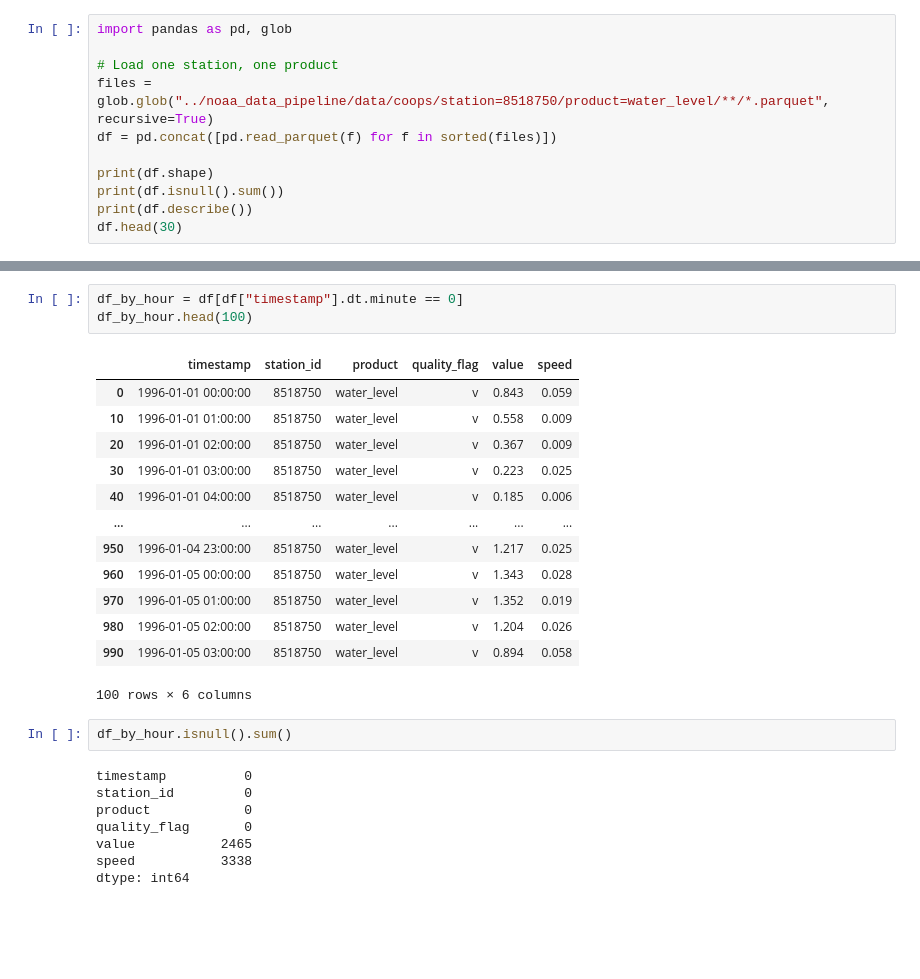
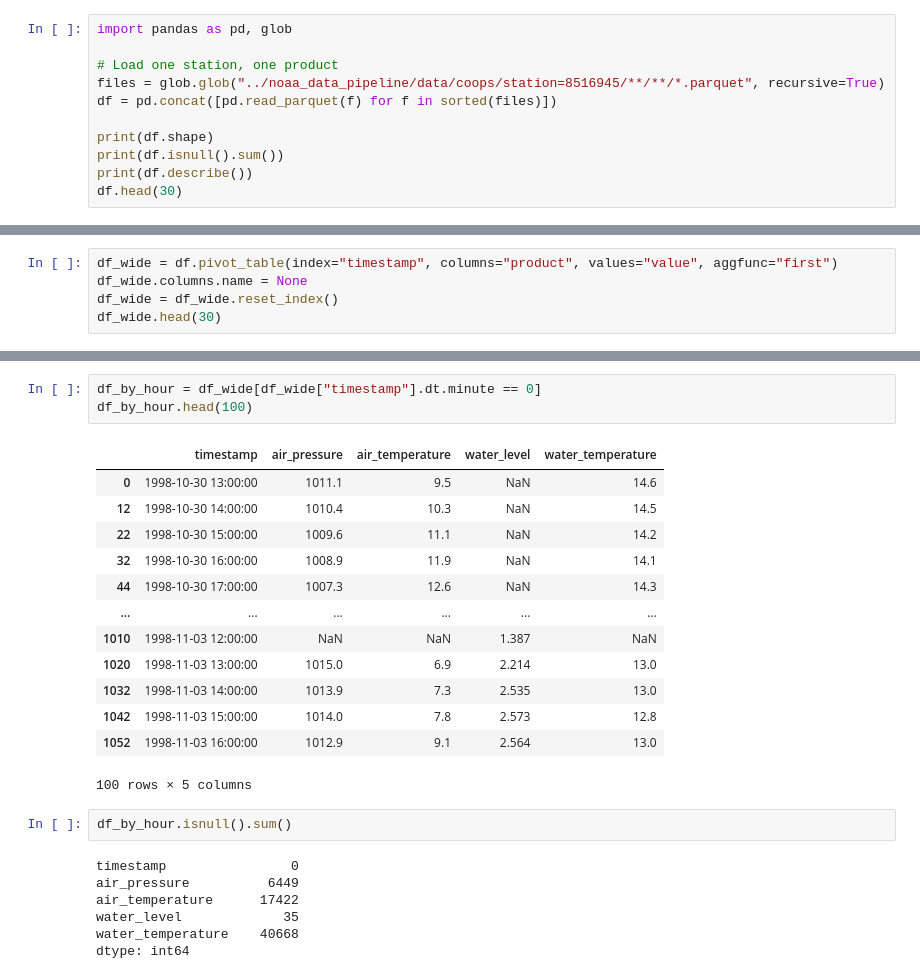
Before and after one commit to RossNeyman/fishing-predictor, a Jupyter notebook: notebooks/eda_coop.ipynb, the cells around one changed output, grey strips where cells are left out. Saved outputs shown, nothing was run; the diff lists cells and outputs as text; blank space fills up the shorter version.

```diff
--- a/notebooks/eda_coop.ipynb
+++ b/notebooks/eda_coop.ipynb
@@ -2,7 +2,7 @@
 import pandas as pd, glob
 
 # Load one station, one product
-files = glob.glob("../noaa_data_pipeline/data/coops/station=8518750/product=water_level/**/*.parquet", recursive=True)
+files = glob.glob("../noaa_data_pipeline/data/coops/station=8516945/**/**/*.parquet", recursive=True)
 df = pd.concat([pd.read_parquet(f) for f in sorted(files)])
 
 print(df.shape)
@@ -46,0 +49,5 @@ std                              NaN  5.399595e-01  3.769307e-02
+# %%
+df_wide = df.pivot_table(index="timestamp", columns="product", values="value", aggfunc="first")
+df_wide.columns.name = None
+df_wide = df_wide.reset_index()
+df_wide.head(30)
@@ -47,29 +72,28 @@ std                              NaN  5.399595e-01  3.769307e-02
 # %%
-df_by_hour = df[df["timestamp"].dt.minute == 0]
+df_by_hour = df_wide[df_wide["timestamp"].dt.minute == 0]
 df_by_hour.head(100)
 # %% [output]
-|  | timestamp | station_id | product | quality_flag | value | speed |
-| 0 | 1996-01-01 00:00:00 | 8518750 | water_level | v | 0.843 | 0.059 |
-| 10 | 1996-01-01 01:00:00 | 8518750 | water_level | v | 0.558 | 0.009 |
-| 20 | 1996-01-01 02:00:00 | 8518750 | water_level | v | 0.367 | 0.009 |
-| 30 | 1996-01-01 03:00:00 | 8518750 | water_level | v | 0.223 | 0.025 |
-| 40 | 1996-01-01 04:00:00 | 8518750 | water_level | v | 0.185 | 0.006 |
-| ... | ... | ... | ... | ... | ... | ... |
-| 950 | 1996-01-04 23:00:00 | 8518750 | water_level | v | 1.217 | 0.025 |
-| 960 | 1996-01-05 00:00:00 | 8518750 | water_level | v | 1.343 | 0.028 |
-| 970 | 1996-01-05 01:00:00 | 8518750 | water_level | v | 1.352 | 0.019 |
-| 980 | 1996-01-05 02:00:00 | 8518750 | water_level | v | 1.204 | 0.026 |
-| 990 | 1996-01-05 03:00:00 | 8518750 | water_level | v | 0.894 | 0.058 |
+|  | timestamp | air_pressure | air_temperature | water_level | water_temperature |
+| 0 | 1998-10-30 13:00:00 | 1011.1 | 9.5 | NaN | 14.6 |
+| 12 | 1998-10-30 14:00:00 | 1010.4 | 10.3 | NaN | 14.5 |
+| 22 | 1998-10-30 15:00:00 | 1009.6 | 11.1 | NaN | 14.2 |
+| 32 | 1998-10-30 16:00:00 | 1008.9 | 11.9 | NaN | 14.1 |
+| 44 | 1998-10-30 17:00:00 | 1007.3 | 12.6 | NaN | 14.3 |
+| ... | ... | ... | ... | ... | ... |
+| 1010 | 1998-11-03 12:00:00 | NaN | NaN | 1.387 | NaN |
+| 1020 | 1998-11-03 13:00:00 | 1015.0 | 6.9 | 2.214 | 13.0 |
+| 1032 | 1998-11-03 14:00:00 | 1013.9 | 7.3 | 2.535 | 13.0 |
+| 1042 | 1998-11-03 15:00:00 | 1014.0 | 7.8 | 2.573 | 12.8 |
+| 1052 | 1998-11-03 16:00:00 | 1012.9 | 9.1 | 2.564 | 13.0 |
-100 rows × 6 columns
+100 rows × 5 columns
 # %%
 df_by_hour.isnull().sum()
 # %% [output]
-timestamp          0
-station_id         0
-product            0
-quality_flag       0
-value           2465
-speed           3338
+timestamp                0
+air_pressure          6449
+air_temperature      17422
+water_level             35
+water_temperature    40668
 dtype: int64
 # %%
 df_by_hour.describe()
```
Also changed, not shown: parts of 10 cells of this notebook, 4 other files.
